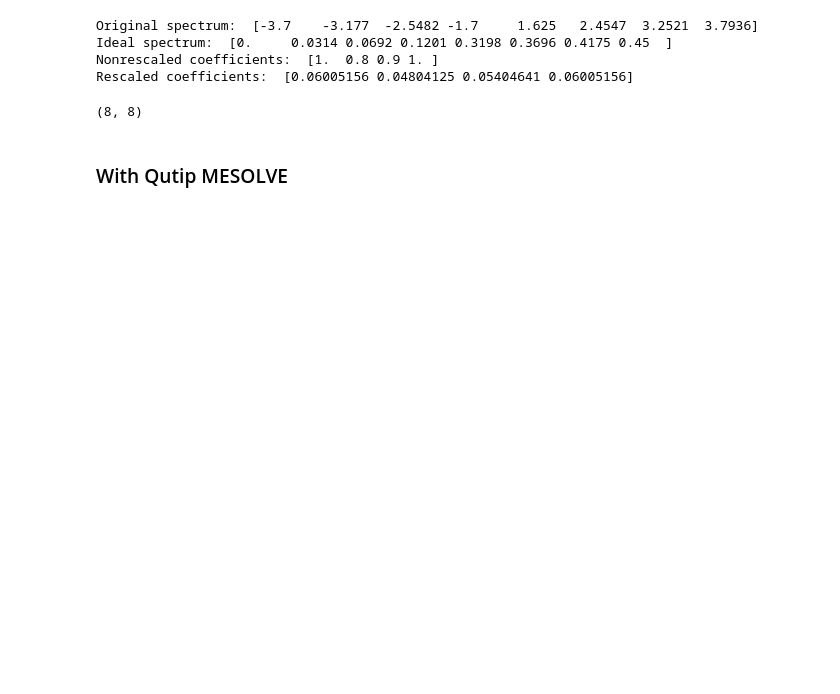
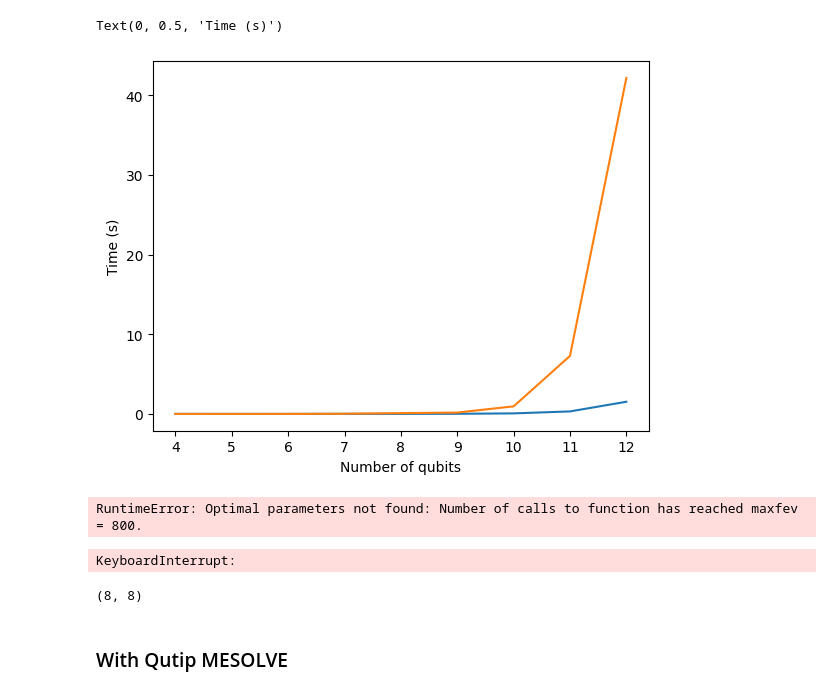
Before and after one commit to tembence/QuantumFurnace.jl, a Jupyter notebook: mix_n_gibbs.ipynb, the cells around one changed output. Drawn from its saved outputs; the diff is of its cells as text; code cells hidden in the pictures; blank space fills up the shorter version.

Commit message:
beginning of upscaling, get paper results, julia is set up 1.10

```diff
--- a/mix_n_gibbs.ipynb
+++ b/mix_n_gibbs.ipynb
@@ -16,2 +17,22 @@ from tools.classical import find_ideal_heisenberg, trotter_step_heisenberg_qt, h
 
 np.random.seed(667)
+# %%
+coeffs = [1.1, 0.8, 0.2, 1]
+X = qt.sigmax()
+Y = qt.sigmay()
+Z = qt.sigmaz()
+
+constr_times = []
+diag_times = []
+for n in range(4, 13, 1):
+    print(f'Number of qubits: {n}')
+
+    t0 = time.time()
+    hamiltonian_qt = hamiltonian_matrix([X, X], [Y, Y], [Z, Z], coeffs=coeffs, num_qubits=n, symbreak_term=[Z])
+    t1 = time.time()
+    eigenenergies, eigenstates = np.linalg.eigh(hamiltonian_qt)
+    t2 = time.time()
+    diag_times.append(t2 - t1)
+    constr_times.append(t1 - t0)
+    print(f'Construction time: {t1 - t0}')
+    print(f'Diagonalization time: {t2 - t1}')
@@ -18,23 +57,43 @@ np.random.seed(667)
+# %%
+#plot the results
+plt.figure()
+plt.plot(range(4, 13, 1), constr_times, label='Construction time')
+plt.plot(range(4, 13, 1), diag_times, label='Diagonalization time')
+plt.xlabel('Number of qubits')
+plt.ylabel('Time (s)')
+# %% [output]
+Text(0, 0.5, 'Time (s)')
+[figure, added]
+# %%
+# Extrapolate to 20 qubits
+from scipy.optimize import curve_fit
+def func(x, a, b, c):
+    return a * x**b
+
+popt, pcov = curve_fit(func, range(4, 13, 1), diag_times)
+print(popt)
+x = np.linspace(4, 20, 100)
+y = func(x, *popt)
+plt.plot(x, y, label='Extrapolation')
+# %% [output]
+RuntimeError: Optimal parameters not found: Number of calls to function has reached maxfev = 800.
 # %%
-num_qubits = 3
-num_energy_bits = 6
-delta = 1
+num_qubits = 10
+num_energy_bits = 11
+delta = 0.01
 eps = 0.1
 sigma = 5
 bohr_bound = 2 ** (-num_energy_bits + 1)
 beta = 1
 eig_index = 2
-mix_time = 1.5
+mix_time = 10
 
 hamiltonian = find_ideal_heisenberg(num_qubits, bohr_bound, eps, signed=False, for_oft=True)
 
 initial_state = hamiltonian.eigenstates[:, eig_index]
 initial_dm = DensityMatrix(initial_state).data
 # %% [output]
-Original spectrum:  [-3.7    -3.177  -2.5482 -1.7     1.625   2.4547  3.2521  3.7936]
-Ideal spectrum:  [0.     0.0314 0.0692 0.1201 0.3198 0.3696 0.4175 0.45  ]
-Nonrescaled coefficients:  [1.  0.8 0.9 1. ]
-Rescaled coefficients:  [0.06005156 0.04804125 0.05404641 0.06005156]
+KeyboardInterrupt:
 # %%
 # Create Gibbs state from eigenstates and eigenenergies
 gibbs = expm(-beta * hamiltonian.qt.full()) / np.trace(expm(-beta * hamiltonian.qt.full()))
```
Also changed, not shown: parts of 9 cells of this notebook, 6 other files.
